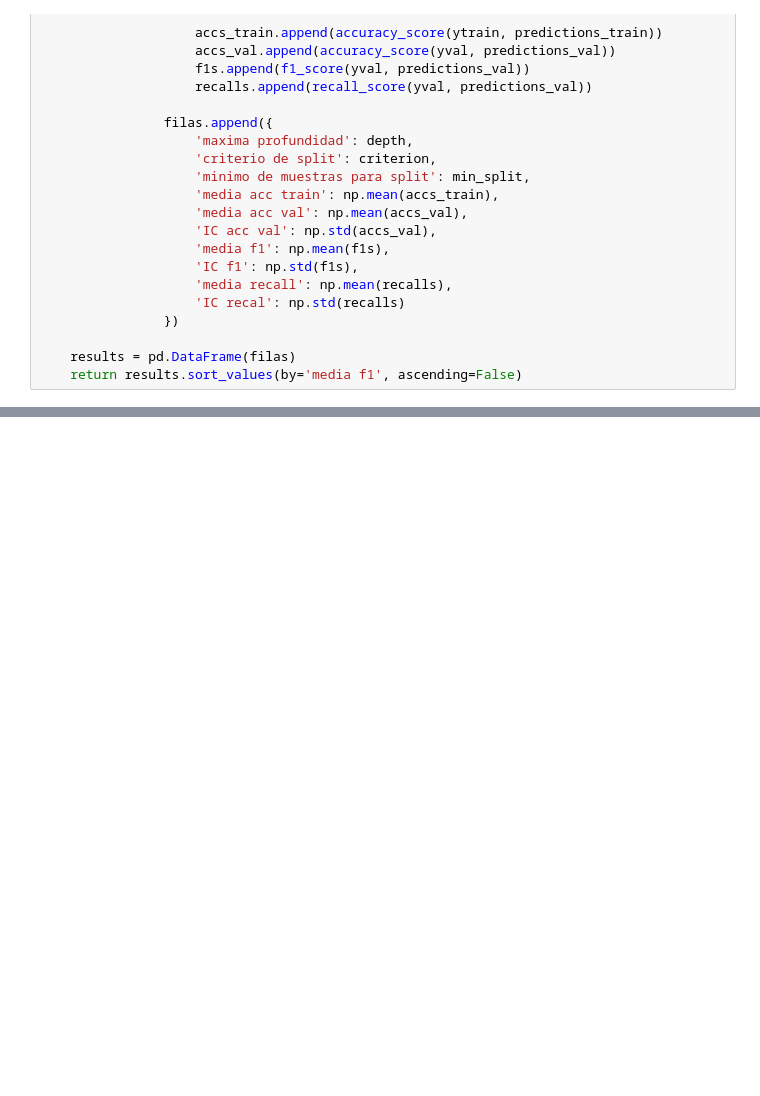
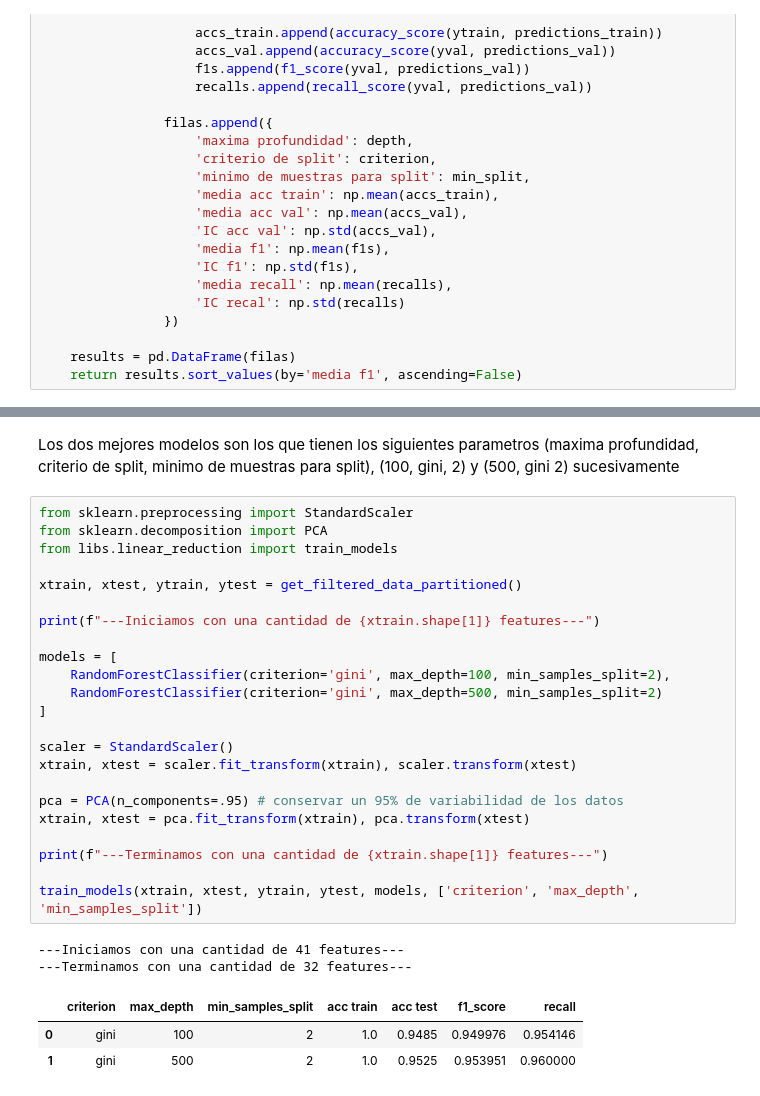
Before and after one commit to RichardoRodLoa/ModelosProyectoAula, a Jupyter notebook: models/random-forest.ipynb, the cells around one changed output, grey strips where cells are left out. Saved outputs shown, nothing was run; the diff lists cells and outputs as text; blank space fills up the shorter version.

```diff
--- a/models/random-forest.ipynb
+++ b/models/random-forest.ipynb
@@ -110,0 +105,31 @@ train_random_forest(X_train, y_train)
+# %% [markdown]
+Los dos mejores modelos son los que tienen los siguientes parametros (maxima profundidad, criterio de split, minimo de muestras para split), (100, gini, 2) y (500, gini 2) sucesivamente
+# %%
+from sklearn.preprocessing import StandardScaler
+from sklearn.decomposition import PCA
+from libs.linear_reduction import train_models
+
+xtrain, xtest, ytrain, ytest = get_filtered_data_partitioned()
+
+print(f"---Iniciamos con una cantidad de {xtrain.shape[1]} features---")
+
+models = [
+    RandomForestClassifier(criterion='gini', max_depth=100, min_samples_split=2),
+    RandomForestClassifier(criterion='gini', max_depth=500, min_samples_split=2)
+]
+
+scaler = StandardScaler()
+xtrain, xtest = scaler.fit_transform(xtrain), scaler.transform(xtest)
+
+pca = PCA(n_components=.95) # conservar un 95% de variabilidad de los datos
+xtrain, xtest = pca.fit_transform(xtrain), pca.transform(xtest)
+
+print(f"---Terminamos con una cantidad de {xtrain.shape[1]} features---")
+
+train_models(xtrain, xtest, ytrain, ytest, models, ['criterion', 'max_depth', 'min_samples_split'])
+# %% [output]
+---Iniciamos con una cantidad de 41 features---
+---Terminamos con una cantidad de 32 features---
+|  | criterion | max_depth | min_samples_split | acc train | acc test | f1_score | recall |
+| 0 | gini | 100 | 2 | 1.0 | 0.9485 | 0.949976 | 0.954146 |
+| 1 | gini | 500 | 2 | 1.0 | 0.9525 | 0.953951 | 0.960000 |
```
Also changed, not shown: parts of 2 cells of this notebook, 1 other file.
